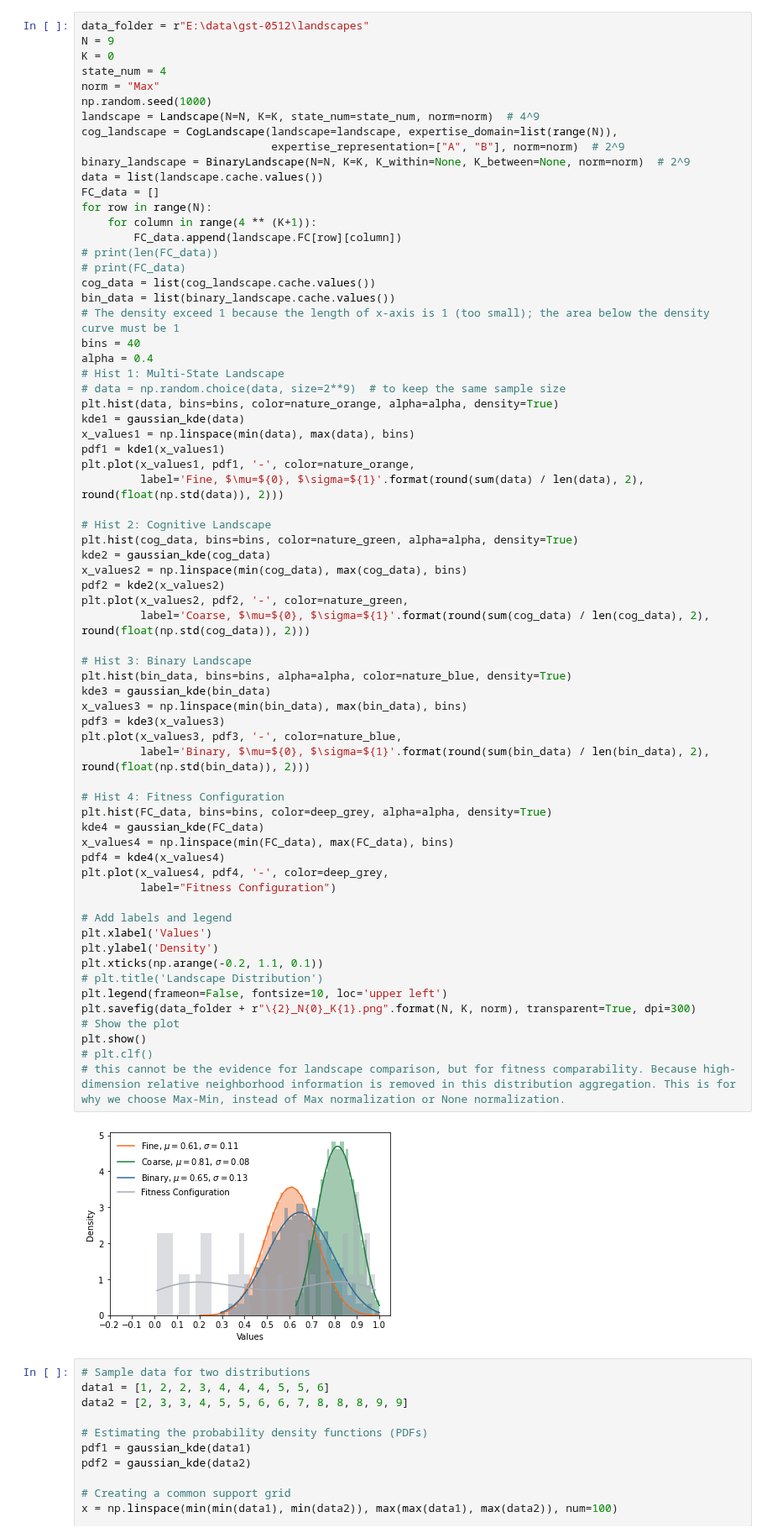
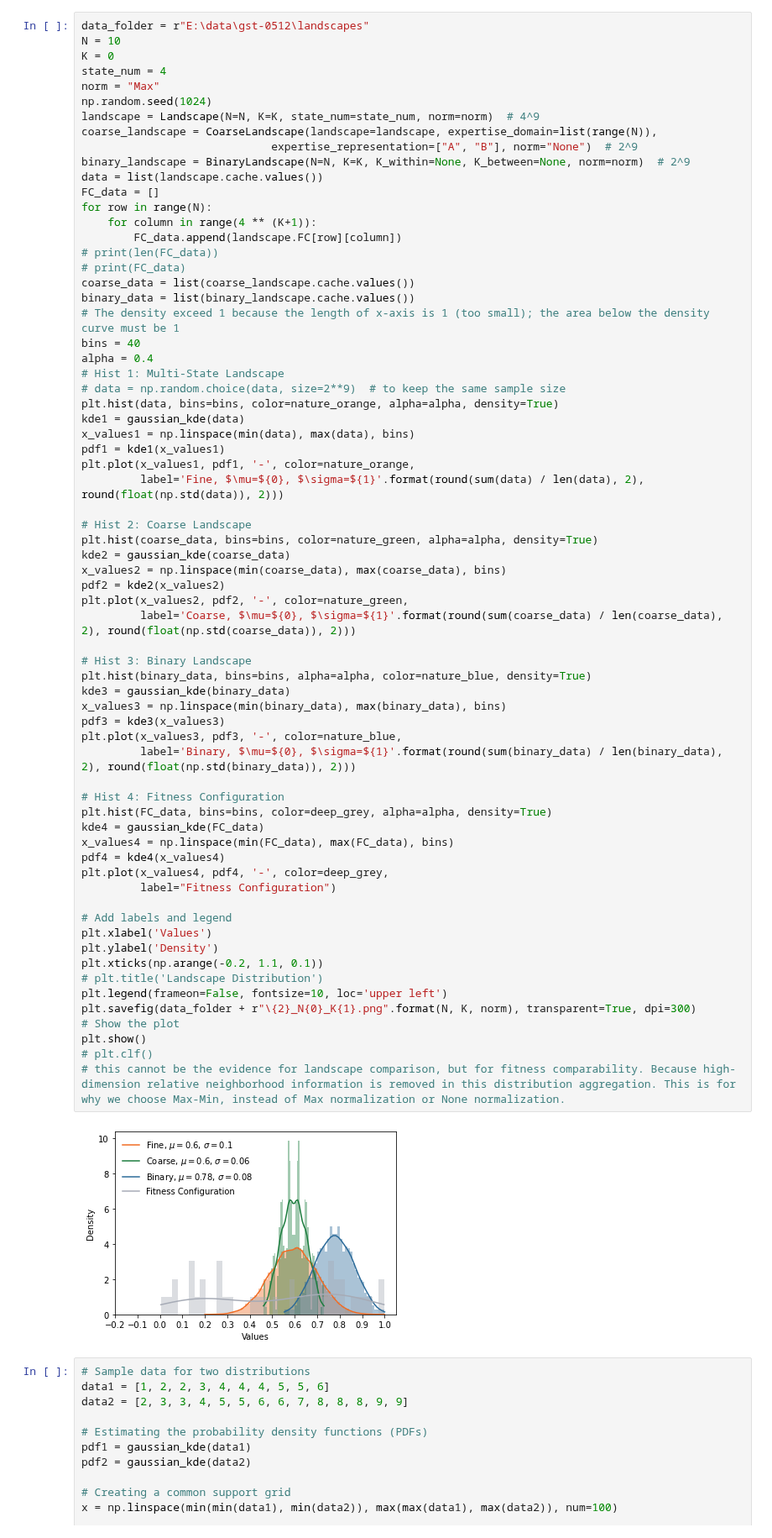
Before and after one commit to baldFemale/OpenInnovationFramework, a Jupyter notebook: Landscapes/Evaluator.ipynb, the cells around one changed output. Shown at 84% size. Saved outputs shown, nothing was run; the diff lists cells and outputs as text.

```diff
--- a/Landscapes/Evaluator.ipynb
+++ b/Landscapes/Evaluator.ipynb
@@ -45,14 +45,14 @@ color_pairs = [[shallow_purple, deep_purple],  [shallow_green, deep_green],
 morandi_colors = [morandi_blue, morandi_green, morandi_yellow, morandi_orange, morandi_pink, morandi_red, morandi_purple]
 # %%
 data_folder = r"E:\data\gst-0512\landscapes"
-N = 9
+N = 10
 K = 0
 state_num = 4
 norm = "Max"
-np.random.seed(1000)
+np.random.seed(1024)
 landscape = Landscape(N=N, K=K, state_num=state_num, norm=norm)  # 4^9
-cog_landscape = CogLandscape(landscape=landscape, expertise_domain=list(range(N)),
-                             expertise_representation=["A", "B"], norm=norm)  # 2^9
+coarse_landscape = CoarseLandscape(landscape=landscape, expertise_domain=list(range(N)),
+                             expertise_representation=["A", "B"], norm="None")  # 2^9
 binary_landscape = BinaryLandscape(N=N, K=K, K_within=None, K_between=None, norm=norm)  # 2^9
 data = list(landscape.cache.values())
 FC_data = []
@@ -61,8 +61,8 @@ for row in range(N):
         FC_data.append(landscape.FC[row][column])
 # print(len(FC_data))
 # print(FC_data)
-cog_data = list(cog_landscape.cache.values())
-bin_data = list(binary_landscape.cache.values())
+coarse_data = list(coarse_landscape.cache.values())
+binary_data = list(binary_landscape.cache.values())
 # The density exceed 1 because the length of x-axis is 1 (too small); the area below the density curve must be 1
 bins = 40
 alpha = 0.4
@@ -75,43 +75,43 @@ pdf1 = kde1(x_values1)
 plt.plot(x_values1, pdf1, '-', color=nature_orange,
          label='Fine, $\mu=${0}, $\sigma=${1}'.format(round(sum(data) / len(data), 2), round(float(np.std(data)), 2)))
 
-# Hist 2: Cognitive Landscape
-plt.hist(cog_data, bins=bins, color=nature_green, alpha=alpha, density=True)
-kde2 = gaussian_kde(cog_data)
-x_values2 = np.linspace(min(cog_data), max(cog_data), bins)
+# Hist 2: Coarse Landscape
+plt.hist(coarse_data, bins=bins, color=nature_green, alpha=alpha, density=True)
+kde2 = gaussian_kde(coarse_data)
+x_values2 = np.linspace(min(coarse_data), max(coarse_data), bins)
 pdf2 = kde2(x_values2)
 plt.plot(x_values2, pdf2, '-', color=nature_green,
-         label='Coarse, $\mu=${0}, $\sigma=${1}'.format(round(sum(cog_data) / len(cog_data), 2), round(float(np.std(cog_data)), 2)))
+         label='Coarse, $\mu=${0}, $\sigma=${1}'.format(round(sum(coarse_data) / len(coarse_data), 2), round(float(np.std(coarse_data)), 2)))
 
 # Hist 3: Binary Landscape
-plt.hist(bin_data, bins=bins, alpha=alpha, color=nature_blue, density=True)
-kde3 = gaussian_kde(bin_data)
-x_values3 = np.linspace(min(bin_data), max(bin_data), bins)
+plt.hist(binary_data, bins=bins, alpha=alpha, color=nature_blue, density=True)
+kde3 = gaussian_kde(binary_data)
+x_values3 = np.linspace(min(binary_data), max(binary_data), bins)
 pdf3 = kde3(x_values3)
 plt.plot(x_values3, pdf3, '-', color=nature_blue,
-         label='Binary, $\mu=${0}, $\sigma=${1}'.format(round(sum(bin_data) / len(bin_data), 2), round(float(np.std(bin_data)), 2)))
+         label='Binary, $\mu=${0}, $\sigma=${1}'.format(round(sum(binary_data) / len(binary_data), 2), round(float(np.std(binary_data)), 2)))
 
 # Hist 4: Fitness Configuration
 plt.hist(FC_data, bins=bins, color=deep_grey, alpha=alpha, density=True)
 kde4 = gaussian_kde(FC_data)
 x_values4 = np.linspace(min(FC_data), max(FC_data), bins)
 pdf4 = kde4(x_values4)
 plt.plot(x_values4, pdf4, '-', color=deep_grey,
          label="Fitness Configuration")
 
 # Add labels and legend
 plt.xlabel('Values')
 plt.ylabel('Density')
 plt.xticks(np.arange(-0.2, 1.1, 0.1))
 # plt.title('Landscape Distribution')
 plt.legend(frameon=False, fontsize=10, loc='upper left')
 plt.savefig(data_folder + r"\{2}_N{0}_K{1}.png".format(N, K, norm), transparent=True, dpi=300)
 # Show the plot
 plt.show()
 # plt.clf()
 # this cannot be the evidence for landscape comparison, but for fitness comparability. Because high-dimension relative neighborhood information is removed in this distribution aggregation. This is for why we choose Max-Min, instead of Max normalization or None normalization.
 # %% [output]
-[figure, old version]
+[figure, new version]
 # %%
 # Sample data for two distributions
 data1 = [1, 2, 2, 3, 4, 4, 4, 5, 5, 6]
```
Also changed, not shown: parts of 1 cell of this notebook, 5 other files.
